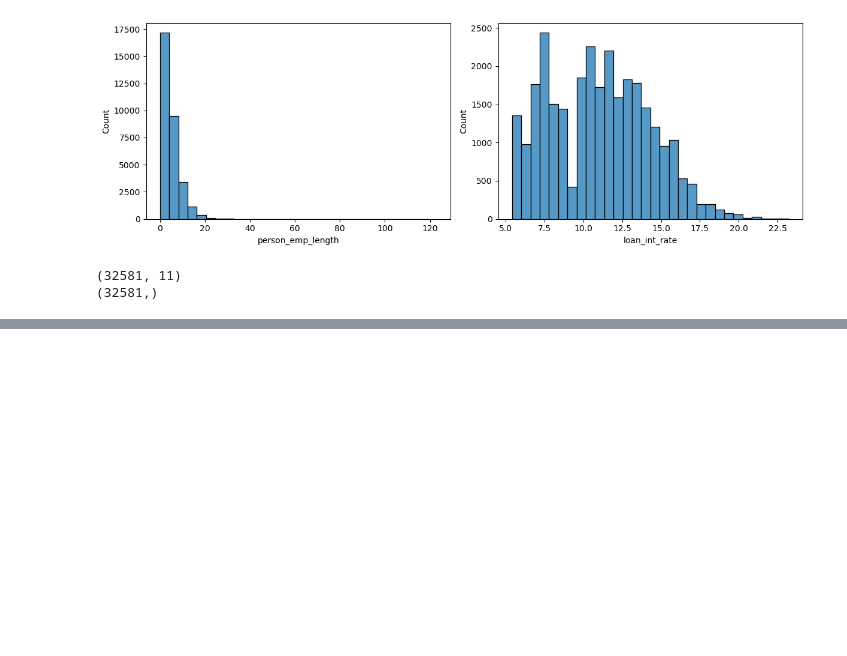
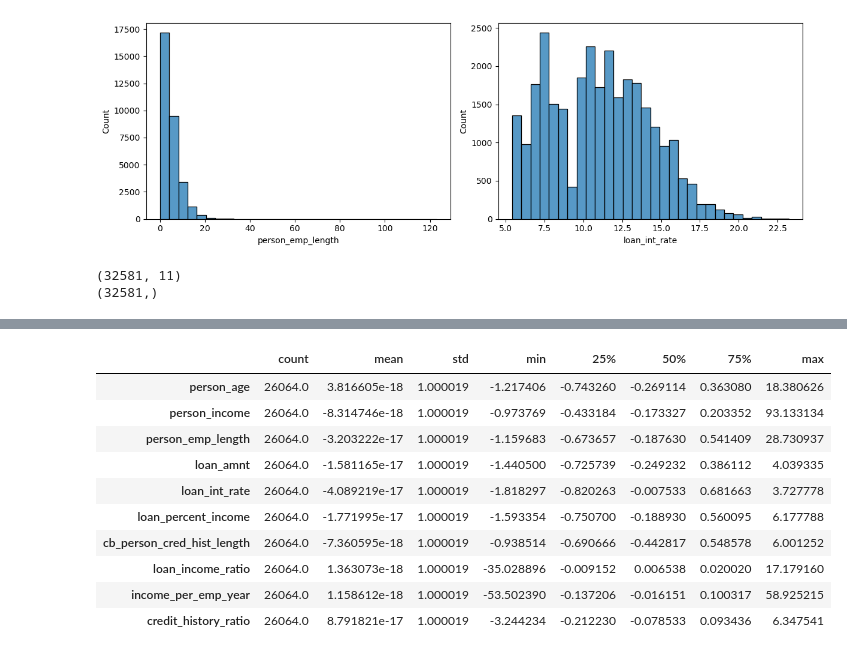
Before and after one commit to NSriDatta16/Credit_Risk_Modeling, a Jupyter notebook: notebooks/Credit_Risk_Modeling_End_To_End.ipynb, the cells around one changed output, grey strips where cells are left out. Cells and saved outputs as stored; diff of their text form; code cells hidden in the pictures; blank space fills up the shorter version.

```diff
--- a/notebooks/Credit_Risk_Modeling_End_To_End.ipynb
+++ b/notebooks/Credit_Risk_Modeling_End_To_End.ipynb
@@ -476,0 +766,10 @@ print(y.shape)
+# %%
+X_train["credit_history_ratio"] = (
+    X_train["cb_person_cred_hist_length"] /
+    X_train["person_age"]
+)
+
+X_test["credit_history_ratio"] = (
+    X_test["cb_person_cred_hist_length"] /
+    X_test["person_age"]
+)
@@ -476,0 +791,21 @@ print(y.shape)
+# %%
+numerical_columns = [
+    "person_age",
+    "person_income",
+    "person_emp_length",
+    "loan_amnt",
+    "loan_int_rate",
+    "loan_percent_income",
+    "cb_person_cred_hist_length",
+    "loan_income_ratio",
+    "income_per_emp_year",
+    "credit_history_ratio"
+]
+# %%
+from sklearn.preprocessing import StandardScaler
+
+scaler = StandardScaler()
+# %%
+X_train[numerical_columns] = scaler.fit_transform(
+    X_train[numerical_columns]
+)
@@ -476,0 +816,14 @@ print(y.shape)
+# %%
+X_train[numerical_columns].describe().T
+# %% [output]
+|  | count | mean | std | min | 25% | 50% | 75% | max |
+| person_age | 26064.0 | 3.816605e-18 | 1.000019 | -1.217406 | -0.743260 | -0.269114 | 0.363080 | 18.380626 |
+| person_income | 26064.0 | -8.314746e-18 | 1.000019 | -0.973769 | -0.433184 | -0.173327 | 0.203352 | 93.133134 |
+| person_emp_length | 26064.0 | -3.203222e-17 | 1.000019 | -1.159683 | -0.673657 | -0.187630 | 0.541409 | 28.730937 |
+| loan_amnt | 26064.0 | -1.581165e-17 | 1.000019 | -1.440500 | -0.725739 | -0.249232 | 0.386112 | 4.039335 |
+| loan_int_rate | 26064.0 | -4.089219e-17 | 1.000019 | -1.818297 | -0.820263 | -0.007533 | 0.681663 | 3.727778 |
+| loan_percent_income | 26064.0 | -1.771995e-17 | 1.000019 | -1.593354 | -0.750700 | -0.188930 | 0.560095 | 6.177788 |
+| cb_person_cred_hist_length | 26064.0 | -7.360595e-18 | 1.000019 | -0.938514 | -0.690666 | -0.442817 | 0.548578 | 6.001252 |
+| loan_income_ratio | 26064.0 | 1.363073e-18 | 1.000019 | -35.028896 | -0.009152 | 0.006538 | 0.020020 | 17.179160 |
+| income_per_emp_year | 26064.0 | 1.158612e-18 | 1.000019 | -53.502390 | -0.137206 | -0.016151 | 0.100317 | 58.925215 |
+| credit_history_ratio | 26064.0 | 8.791821e-17 | 1.000019 | -3.244234 | -0.212230 | -0.078533 | 0.093436 | 6.347541 |
```
Also changed, not shown: parts of 36 cells of this notebook.
